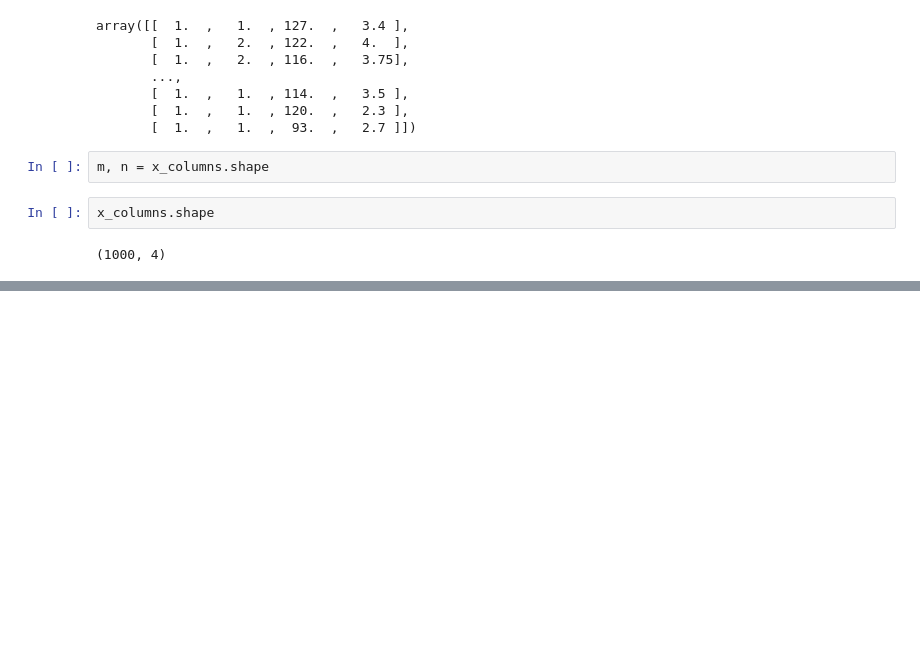
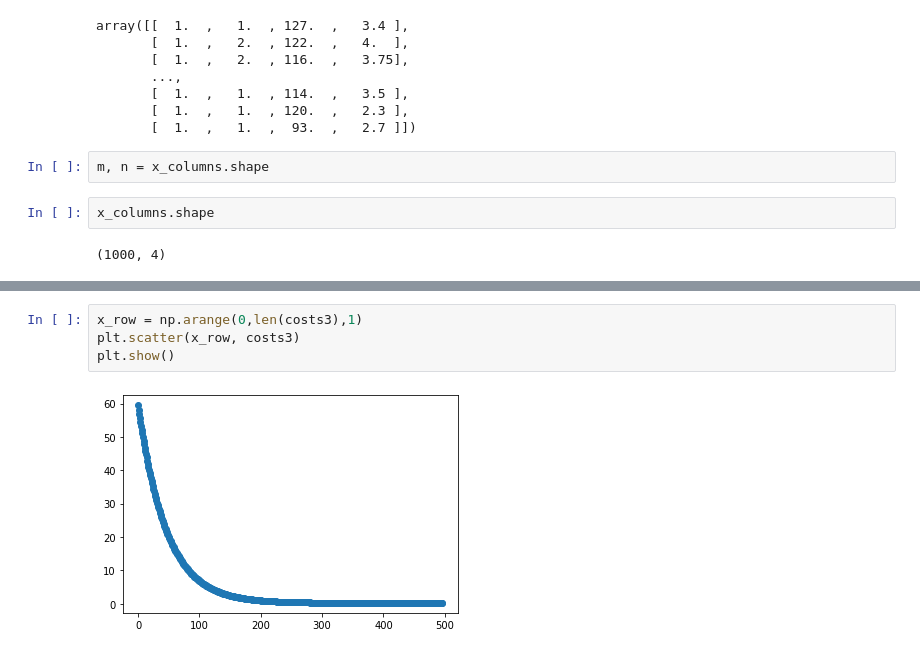
Before and after one commit to hwalter734/LAB3-EOML, a Jupyter notebook: lab3_Walter_20180006.ipynb, the cells around one changed output, grey strips where cells are left out. Cells and saved outputs as stored; diff of their text form; blank space fills up the shorter version.

```diff
--- a/lab3_Walter_20180006.ipynb
+++ b/lab3_Walter_20180006.ipynb
@@ -109,0 +113,6 @@ array([[ 0.58011563],
+# %%
+x_row = np.arange(0,len(costs3),1)
+plt.scatter(x_row, costs3)
+plt.show()
+# %% [output]
+[figure, added]
```
Also changed, not shown: parts of 13 cells of this notebook.
